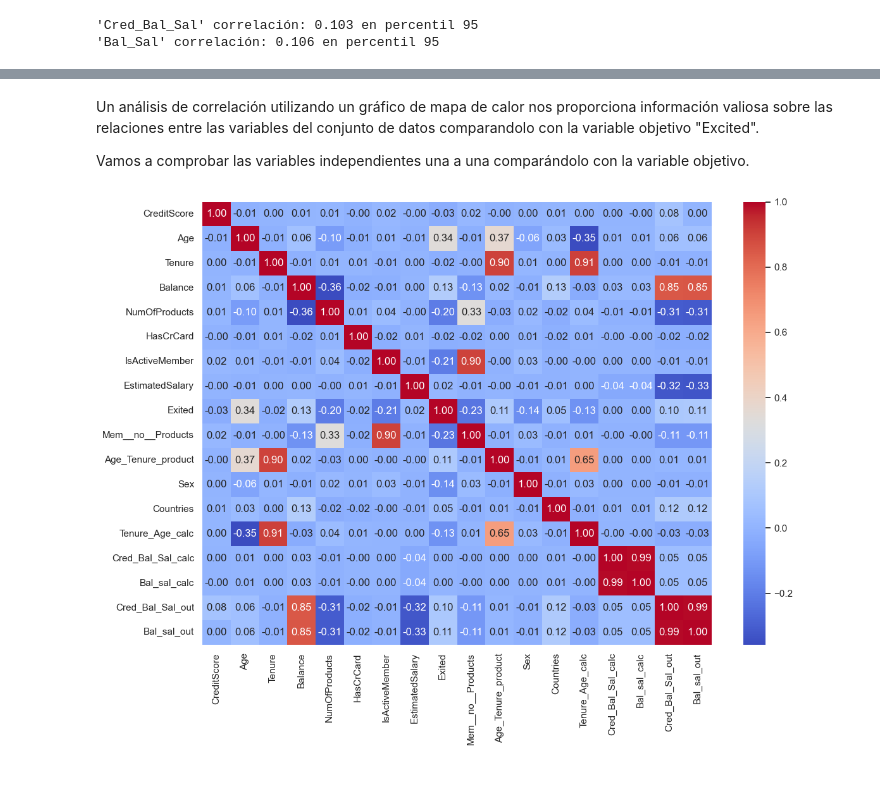
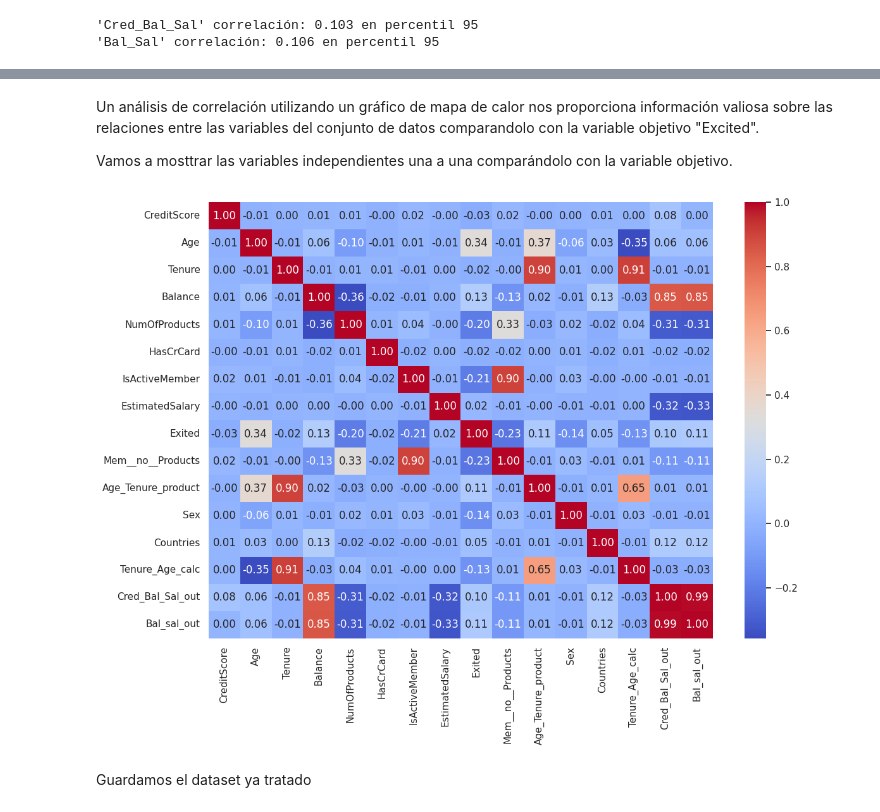
Before and after one commit to 4GeeksAcademy/Proyecto-Bank-Churn-Eli-Isa, a Jupyter notebook: src/ParteEDA (1).ipynb, the cells around one changed output, grey strips where cells are left out. Saved outputs shown, nothing was run; the diff lists cells and outputs as text; code cells hidden in the pictures; blank space fills up the shorter version.

```diff
--- a/src/ParteEDA (1).ipynb
+++ b/src/ParteEDA (1).ipynb
@@ -667,7 +675,7 @@ Seguimos analizando el siguiente bloque de variables independendientes ( CreditS
 # %%
 # HISTOGRAMA, GRÁFICO DE DISPERSIÓN, DIAGRAMA DE CAJAS Y MAPA DE CALOR DE CORRELACIÓN
 
-vars=["CreditScore","Balance","Countries","EstimatedSalary"]
+vars=["CreditScore","Balance","Countries","EstimatedSalary","HasCrCard"]
 
 for i in range(len(vars)):
     var=vars[i]
@@ -1117,17 +1136,20 @@ fig.show()
 # %% [markdown]
 Un análisis de correlación utilizando un gráfico de mapa de calor nos proporciona información valiosa sobre las relaciones entre las variables del conjunto de datos comparandolo con la variable objetivo "Excited".
 
-Vamos a comprobar las variables independientes una a una comparándolo con la variable objetivo.
+Vamos a mosttrar las variables independientes una a una comparándolo con la variable objetivo.
 # %%
 # MAPA DE CALOR DE CORRELACIÓN
 
 fig, axis = plt.subplots(figsize=(12, 9))
 
 # Incluir todas las columnas en el análisis de correlación
-data_clean.drop("Country_Labels",axis=1,inplace=True)
+#data_clean.drop(["Country_Labels","Cred_Bal_Sal_calc","Bal_sal_calc"],axis=1,inplace=True)
+
 sns.heatmap(data_clean.corr(), annot=True, fmt=".2f", cmap="coolwarm")
 
 plt.tight_layout()
 plt.show()
 # %% [output]
-[figure, old version]
+[figure, new version]
+# %% [markdown]
+Guardamos el dataset ya tratado
```
Also changed, not shown: parts of 29 cells of this notebook, 2 other files.
